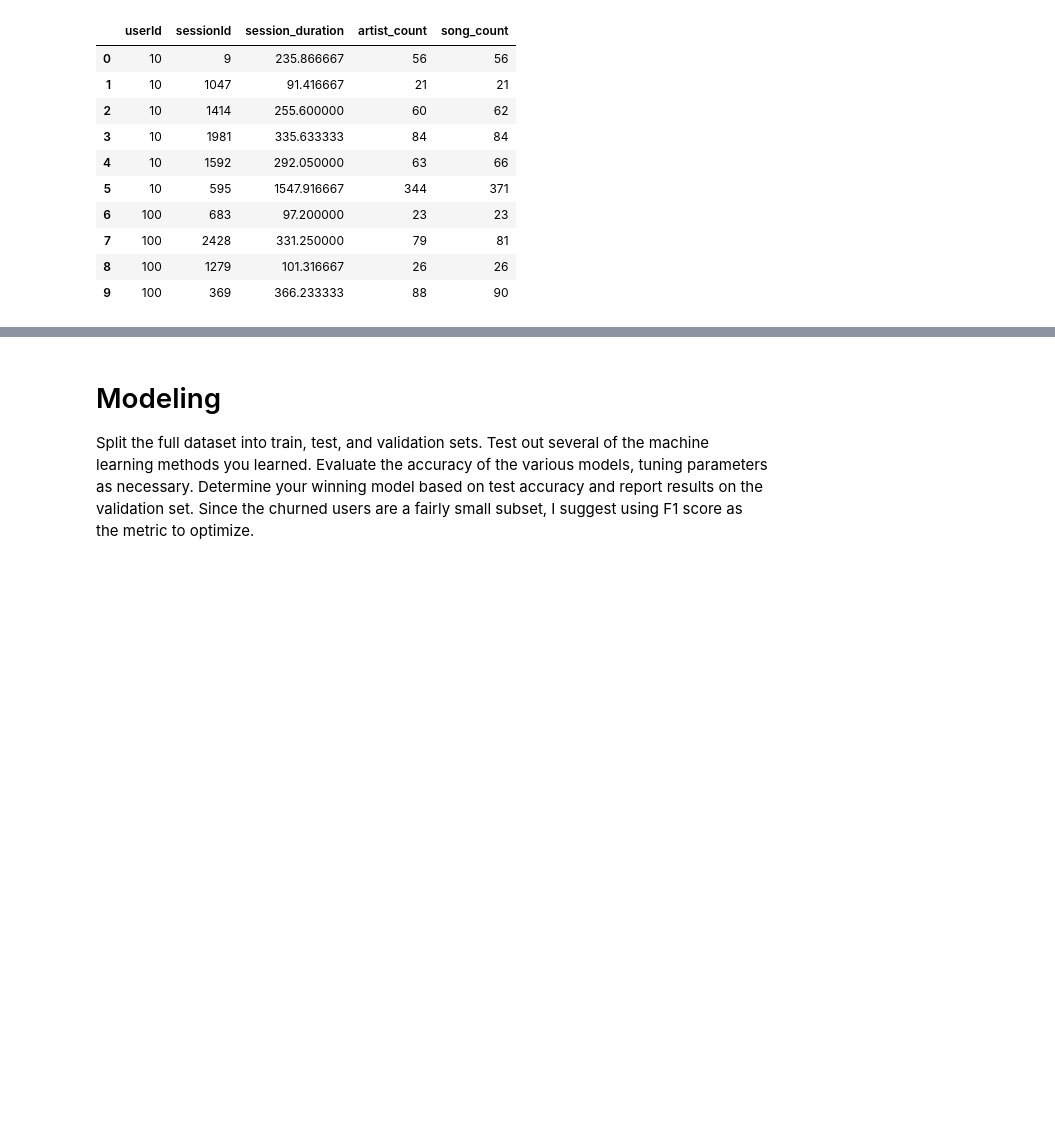
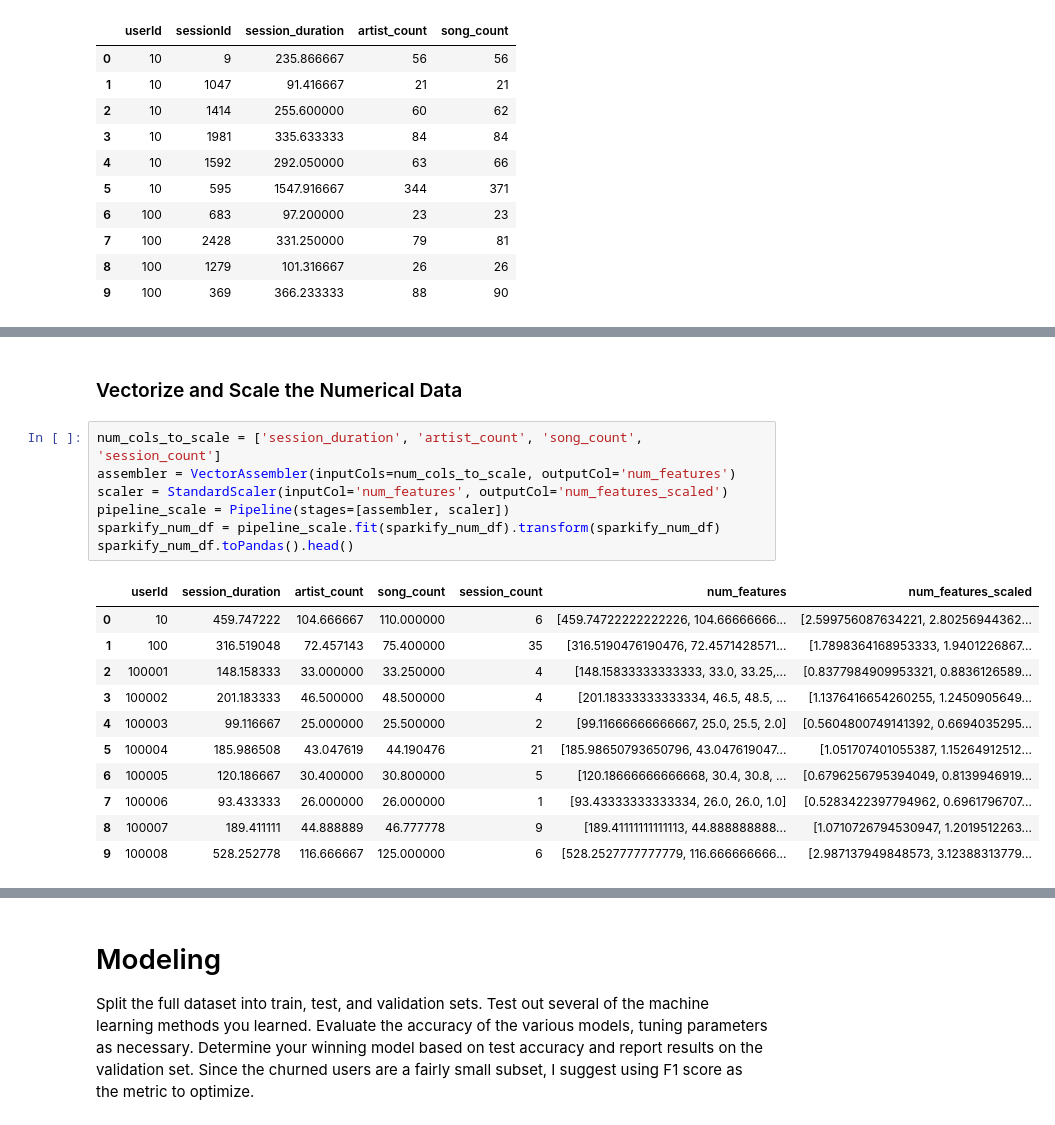
Before and after one commit to ChristopheBunn/Udacity-Data-Scientist-Nanodegree, a Jupyter notebook: Jupyter Notebooks/11 - Data Scientist Capstone/Sparkify_Bunn_v1.ipynb, the cells around one changed output, grey strips where cells are left out. Cells and saved outputs as stored; diff of their text form; blank space fills up the shorter version.

```diff
--- a/Jupyter Notebooks/11 - Data Scientist Capstone/Sparkify_Bunn_v1.ipynb
+++ b/Jupyter Notebooks/11 - Data Scientist Capstone/Sparkify_Bunn_v1.ipynb
@@ -828,4 +828,25 @@ sparkify_num_df.toPandas().head(10)
 | 7 | 100006 | 93.433333 | 26.000000 | 26.000000 | 1 |
 | 8 | 100007 | 189.411111 | 44.888889 | 46.777778 | 9 |
 | 9 | 100008 | 528.252778 | 116.666667 | 125.000000 | 6 |
+# %% [markdown]
+### Vectorize and Scale the Numerical Data ###
+# %%
+num_cols_to_scale = ['session_duration', 'artist_count', 'song_count', 'session_count']
+assembler = VectorAssembler(inputCols=num_cols_to_scale, outputCol='num_features')
+scaler = StandardScaler(inputCol='num_features', outputCol='num_features_scaled')
+pipeline_scale = Pipeline(stages=[assembler, scaler])
+sparkify_num_df = pipeline_scale.fit(sparkify_num_df).transform(sparkify_num_df)
+sparkify_num_df.toPandas().head()
+# %% [output]
+|  | userId | session_duration | artist_count | song_count | session_count | num_features | num_features_scaled |
+| 0 | 10 | 459.747222 | 104.666667 | 110.000000 | 6 | [459.74722222222226, 104.66666666... | [2.599756087634221, 2.80256944362... |
+| 1 | 100 | 316.519048 | 72.457143 | 75.400000 | 35 | [316.5190476190476, 72.4571428571... | [1.7898364168953333, 1.9401226867... |
+| 2 | 100001 | 148.158333 | 33.000000 | 33.250000 | 4 | [148.15833333333333, 33.0, 33.25,... | [0.8377984909953321, 0.8836126589... |
+| 3 | 100002 | 201.183333 | 46.500000 | 48.500000 | 4 | [201.18333333333334, 46.5, 48.5, ... | [1.1376416654260255, 1.2450905649... |
+| 4 | 100003 | 99.116667 | 25.000000 | 25.500000 | 2 | [99.11666666666667, 25.0, 25.5, 2.0] | [0.5604800749141392, 0.6694035295... |
+| 5 | 100004 | 185.986508 | 43.047619 | 44.190476 | 21 | [185.98650793650796, 43.047619047... | [1.051707401055387, 1.15264912512... |
+| 6 | 100005 | 120.186667 | 30.400000 | 30.800000 | 5 | [120.18666666666668, 30.4, 30.8, ... | [0.6796256795394049, 0.8139946919... |
+| 7 | 100006 | 93.433333 | 26.000000 | 26.000000 | 1 | [93.43333333333334, 26.0, 26.0, 1.0] | [0.5283422397794962, 0.6961796707... |
+| 8 | 100007 | 189.411111 | 44.888889 | 46.777778 | 9 | [189.41111111111113, 44.888888888... | [1.0710726794530947, 1.2019512263... |
+| 9 | 100008 | 528.252778 | 116.666667 | 125.000000 | 6 | [528.2527777777779, 116.666666666... | [2.987137949848573, 3.12388313779... |
 # %% [markdown]
```
Also changed, not shown: parts of 8 cells of this notebook.
